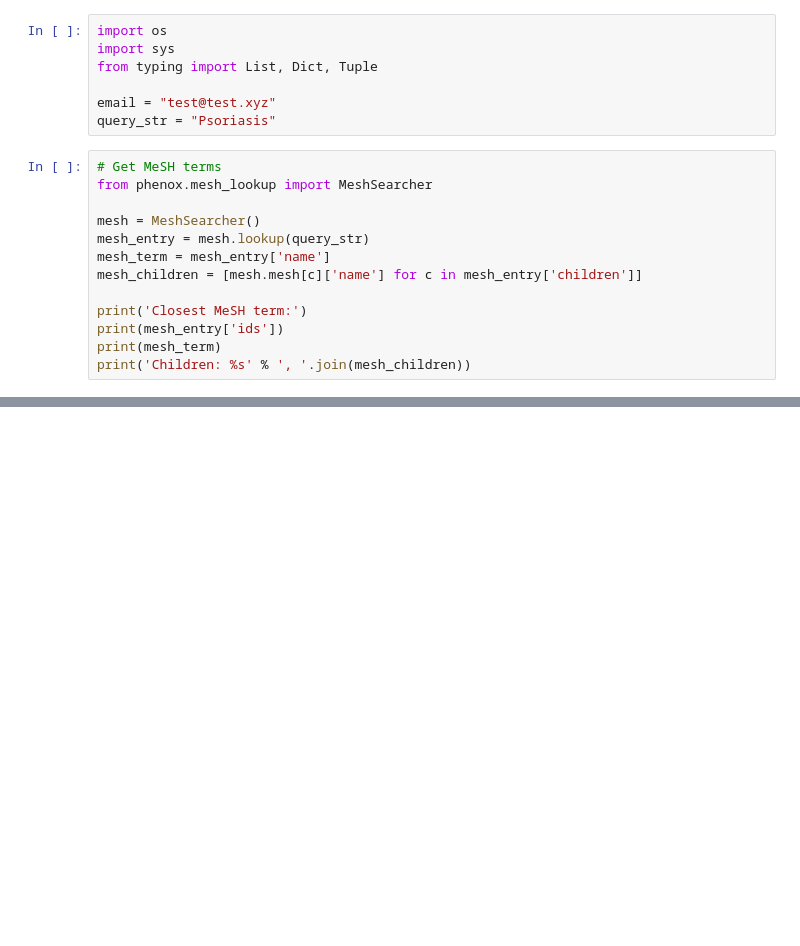
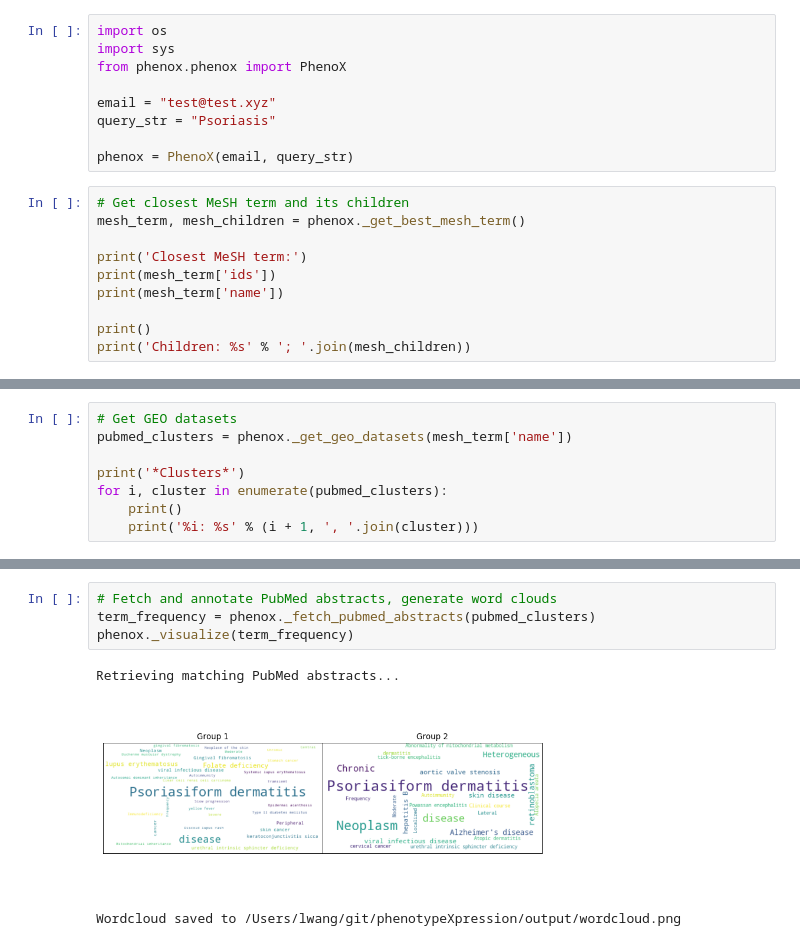
Before and after one commit to NCBI-Hackathons/phenotypeXpression, a Jupyter notebook: examples/example_pipeline.ipynb, the cells around one changed output, grey strips where cells are left out. Saved outputs shown, nothing was run; the diff lists cells and outputs as text; blank space fills up the shorter version.

Commit message:
fixed wordcloud and added to jupyter notebook

```diff
--- a/examples/example_pipeline.ipynb
+++ b/examples/example_pipeline.ipynb
@@ -1,23 +1,22 @@
 # %%
 import os
 import sys
-from typing import List, Dict, Tuple
+from phenox.phenox import PhenoX
 
 email = "test@test.xyz"
 query_str = "Psoriasis"
+
+phenox = PhenoX(email, query_str)
 # %%
-# Get MeSH terms
-from phenox.mesh_lookup import MeshSearcher
-
-mesh = MeshSearcher()
-mesh_entry = mesh.lookup(query_str)
-mesh_term = mesh_entry['name']
-mesh_children = [mesh.mesh[c]['name'] for c in mesh_entry['children']]
+# Get closest MeSH term and its children
+mesh_term, mesh_children = phenox._get_best_mesh_term()
 
 print('Closest MeSH term:')
-print(mesh_entry['ids'])
-print(mesh_term)
-print('Children: %s' % ', '.join(mesh_children))
+print(mesh_term['ids'])
+print(mesh_term['name'])
+
+print()
+print('Children: %s' % '; '.join(mesh_children))
 # %% [output]
 Closest MeSH term:
 ['C17.800.859.675']
@@ -56,0 +26,8 @@ plt.show()
+# %%
+# Get GEO datasets
+pubmed_clusters = phenox._get_geo_datasets(mesh_term['name'])
+
+print('*Clusters*')
+for i, cluster in enumerate(pubmed_clusters):
+    print()
+    print('%i: %s' % (i + 1, ', '.join(cluster)))
@@ -56,0 +41,8 @@ plt.show()
+# %%
+# Fetch and annotate PubMed abstracts, generate word clouds
+term_frequency = phenox._fetch_pubmed_abstracts(pubmed_clusters)
+phenox._visualize(term_frequency)
+# %% [output]
+Retrieving matching PubMed abstracts...
+[figure, added]
+Wordcloud saved to /Users/lwang/git/phenotypeXpression/output/wordcloud.png
```
Also changed, not shown: parts of 4 cells of this notebook, 3 other files.
